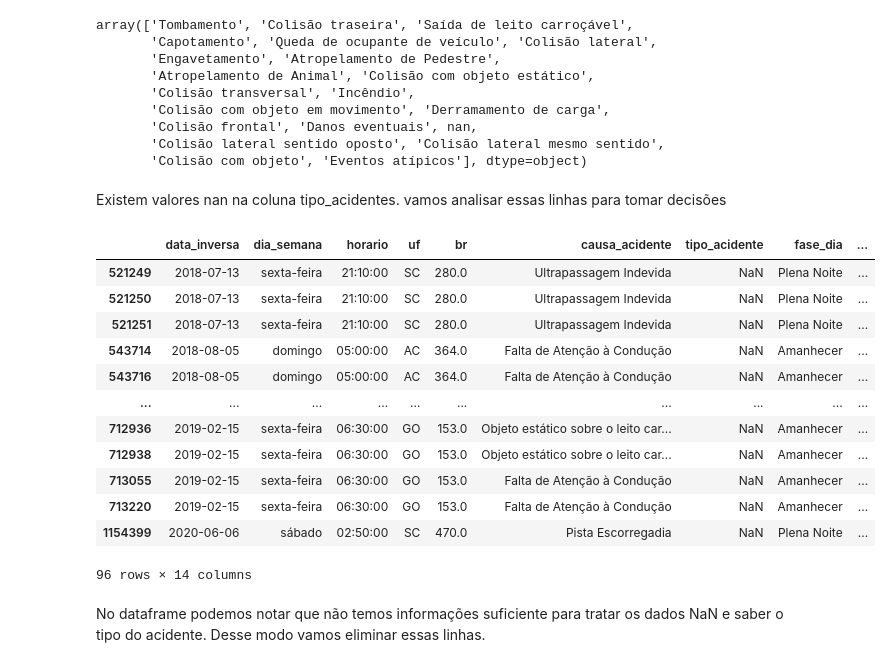
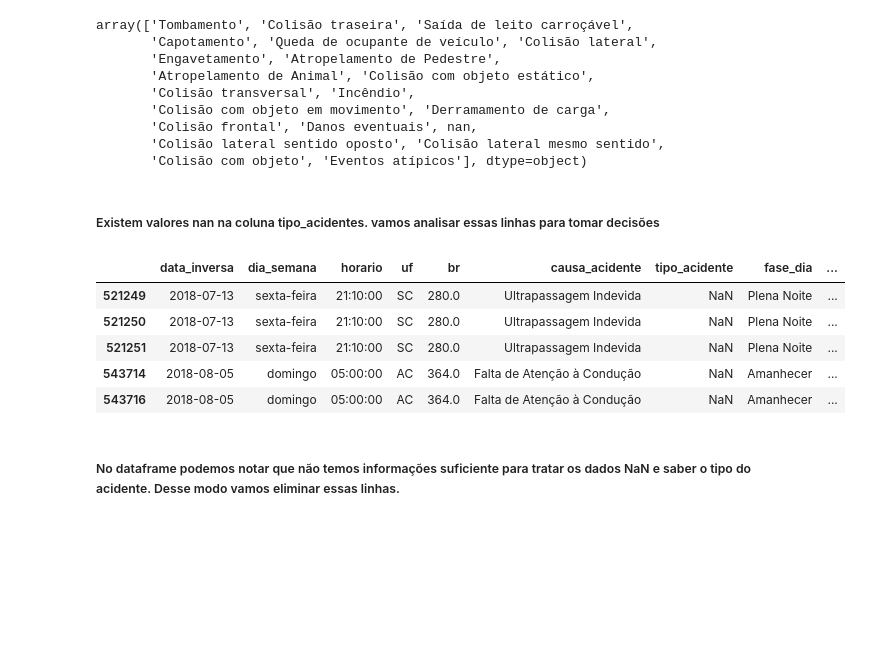
Before and after one commit to SMarkus27/Analise_Rodovias, a Jupyter notebook: acidentes.ipynb, the cells around one changed output. Cells and saved outputs as stored; diff of their text form; code cells hidden in the pictures; blank space fills up the shorter version.

```diff
--- a/acidentes.ipynb
+++ b/acidentes.ipynb
@@ -75,7 +91,7 @@ df_unico.to_csv('./datasets/df_acidentes.csv')
 # %% [markdown]
 ### 2.2.3 Carregando os dados
 # %%
-df = pd.read_csv('./datasets/df_acidentes.csv')
+df = pd.read_csv('./datasets/df_acidentes.csv',low_memory=False, parse_dates=['data_inversa'])
 pd.set_option('display.max_columns', None)
 df.head(10)
 # %% [output]
@@ -203,24 +249,17 @@ array(['Tombamento', 'Colisão traseira', 'Saída de leito carroçável',
        'Colisão lateral sentido oposto', 'Colisão lateral mesmo sentido',
        'Colisão com objeto', 'Eventos atípicos'], dtype=object)
 # %% [markdown]
-Existem valores nan na coluna tipo_acidentes. vamos analisar essas linhas para tomar decisões
+##### Existem valores nan na coluna tipo_acidentes. vamos analisar essas linhas para tomar decisões
 # %%
-df[df['tipo_acidente'].isna() ]
+df[df['tipo_acidente'].isna()].head()
 # %% [output]
 |  | data_inversa | dia_semana | horario | uf | br | causa_acidente | tipo_acidente | fase_dia | ... |
 | 521249 | 2018-07-13 | sexta-feira | 21:10:00 | SC | 280.0 | Ultrapassagem Indevida | NaN | Plena Noite | ... |
 | 521250 | 2018-07-13 | sexta-feira | 21:10:00 | SC | 280.0 | Ultrapassagem Indevida | NaN | Plena Noite | ... |
 | 521251 | 2018-07-13 | sexta-feira | 21:10:00 | SC | 280.0 | Ultrapassagem Indevida | NaN | Plena Noite | ... |
 | 543714 | 2018-08-05 | domingo | 05:00:00 | AC | 364.0 | Falta de Atenção à Condução | NaN | Amanhecer | ... |
 | 543716 | 2018-08-05 | domingo | 05:00:00 | AC | 364.0 | Falta de Atenção à Condução | NaN | Amanhecer | ... |
-| ... | ... | ... | ... | ... | ... | ... | ... | ... | ... |
-| 712936 | 2019-02-15 | sexta-feira | 06:30:00 | GO | 153.0 | Objeto estático sobre o leito car... | NaN | Amanhecer | ... |
-| 712938 | 2019-02-15 | sexta-feira | 06:30:00 | GO | 153.0 | Objeto estático sobre o leito car... | NaN | Amanhecer | ... |
-| 713055 | 2019-02-15 | sexta-feira | 06:30:00 | GO | 153.0 | Falta de Atenção à Condução | NaN | Amanhecer | ... |
-| 713220 | 2019-02-15 | sexta-feira | 06:30:00 | GO | 153.0 | Falta de Atenção à Condução | NaN | Amanhecer | ... |
-| 1154399 | 2020-06-06 | sábado | 02:50:00 | SC | 470.0 | Pista Escorregadia | NaN | Plena Noite | ... |
-96 rows × 14 columns
 # %% [markdown]
-No dataframe podemos notar que não temos informações suficiente para tratar os dados NaN e saber o tipo do acidente. Desse modo vamos eliminar essas linhas.
+##### No dataframe podemos notar que não temos informações suficiente para tratar os dados NaN e saber o tipo do acidente. Desse modo vamos eliminar essas linhas.
 # %%
 df = df[df['tipo_acidente'].notna()]
```
Also changed, not shown: parts of 44 cells of this notebook.
